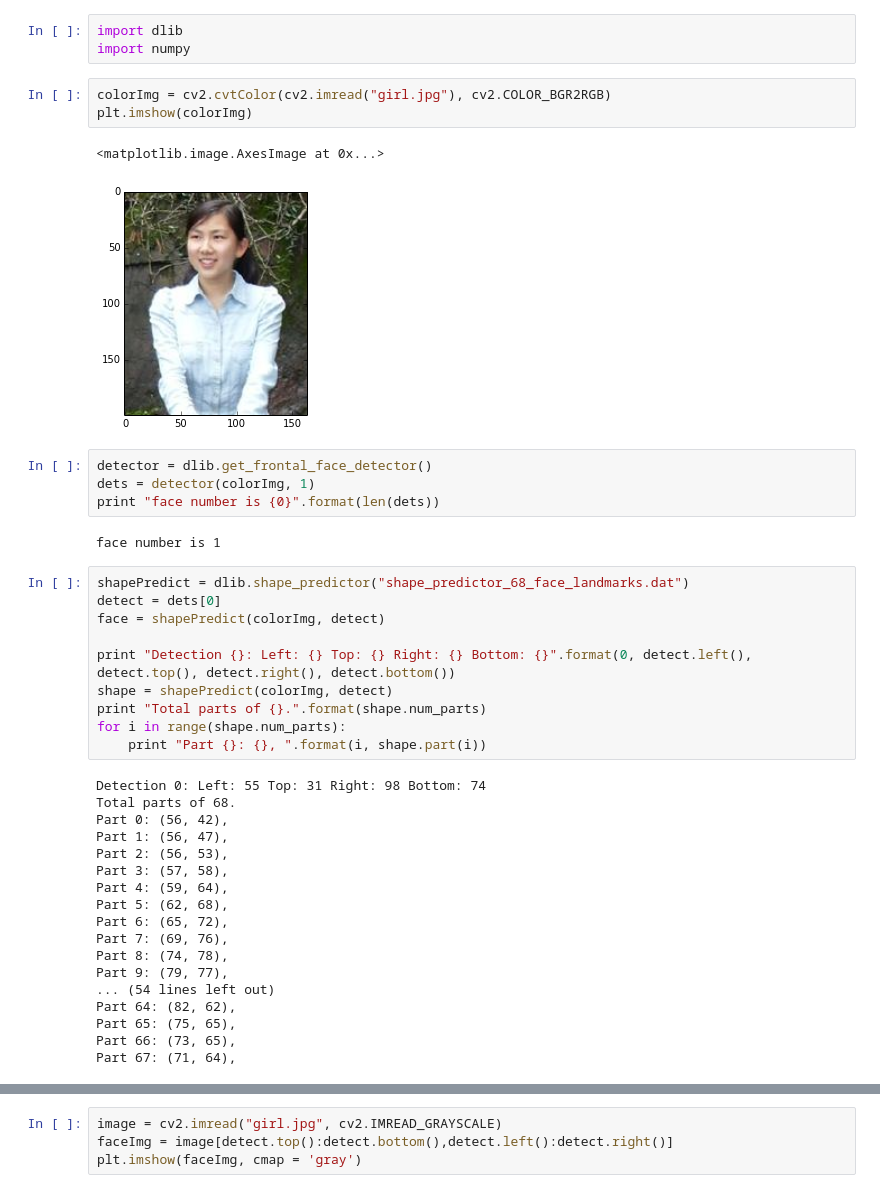
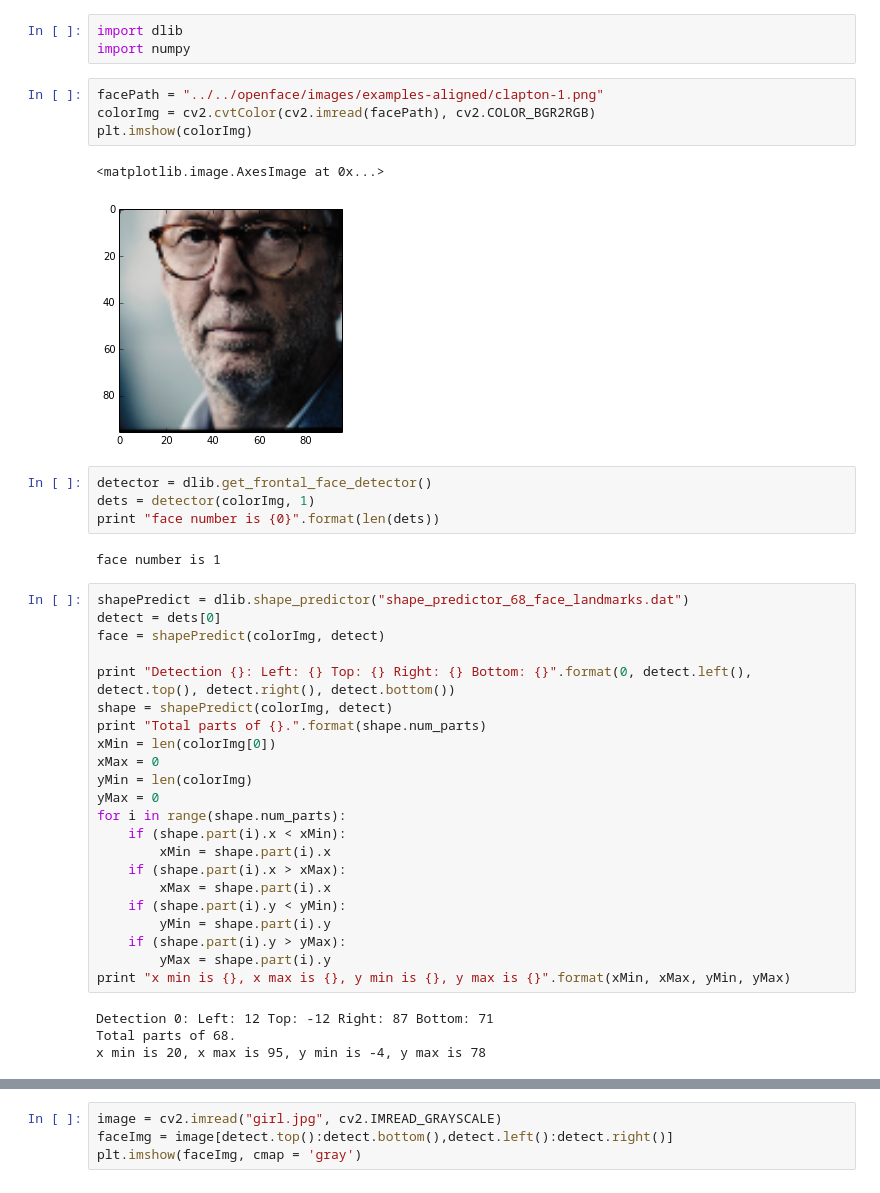
Before and after one commit to corganhejijun/MachineLearning, a Jupyter notebook: Face_Generate/Face Generate Using SIFT.ipynb, the cells around one changed output, grey strips where cells are left out. Cells and saved outputs as stored; diff of their text form.

Commit message:
add face markpoint

```diff
--- a/Face_Generate/Face Generate Using SIFT.ipynb
+++ b/Face_Generate/Face Generate Using SIFT.ipynb
@@ -12,11 +12,12 @@ Python version : sys.version_info(major=2, minor=7, micro=6, releaselevel='final
 import dlib
 import numpy
 # %%
-colorImg = cv2.cvtColor(cv2.imread("girl.jpg"), cv2.COLOR_BGR2RGB)
+facePath = "../../openface/images/examples-aligned/clapton-1.png"
+colorImg = cv2.cvtColor(cv2.imread(facePath), cv2.COLOR_BGR2RGB)
 plt.imshow(colorImg)
 # %% [output]
 <matplotlib.image.AxesImage at 0x...>
-[figure, old version]
+[figure, new version]
 # %%
 detector = dlib.get_frontal_face_detector()
 dets = detector(colorImg, 1)
@@ -31,23 +32,21 @@ face = shapePredict(colorImg, detect)
 print "Detection {}: Left: {} Top: {} Right: {} Bottom: {}".format(0, detect.left(), detect.top(), detect.right(), detect.bottom())
 shape = shapePredict(colorImg, detect)
 print "Total parts of {}.".format(shape.num_parts)
+xMin = len(colorImg[0])
+xMax = 0
+yMin = len(colorImg)
+yMax = 0
 for i in range(shape.num_parts):
-    print "Part {}: {}, ".format(i, shape.part(i))
+    if (shape.part(i).x < xMin):
+        xMin = shape.part(i).x
+    if (shape.part(i).x > xMax):
+        xMax = shape.part(i).x
+    if (shape.part(i).y < yMin):
+        yMin = shape.part(i).y
+    if (shape.part(i).y > yMax):
+        yMax = shape.part(i).y
+print "x min is {}, x max is {}, y min is {}, y max is {}".format(xMin, xMax, yMin, yMax)
 # %% [output]
-Detection 0: Left: 55 Top: 31 Right: 98 Bottom: 74
+Detection 0: Left: 12 Top: -12 Right: 87 Bottom: 71
 Total parts of 68.
-Part 0: (56, 42),
-Part 1: (56, 47),
-Part 2: (56, 53),
-Part 3: (57, 58),
-Part 4: (59, 64),
-Part 5: (62, 68),
-Part 6: (65, 72),
-Part 7: (69, 76),
-Part 8: (74, 78),
-Part 9: (79, 77),
-... (54 lines left out)
-Part 64: (82, 62),
-Part 65: (75, 65),
-Part 66: (73, 65),
-Part 67: (71, 64),
+x min is 20, x max is 95, y min is -4, y max is 78
```
Also changed, not shown: parts of 3 cells of this notebook.
